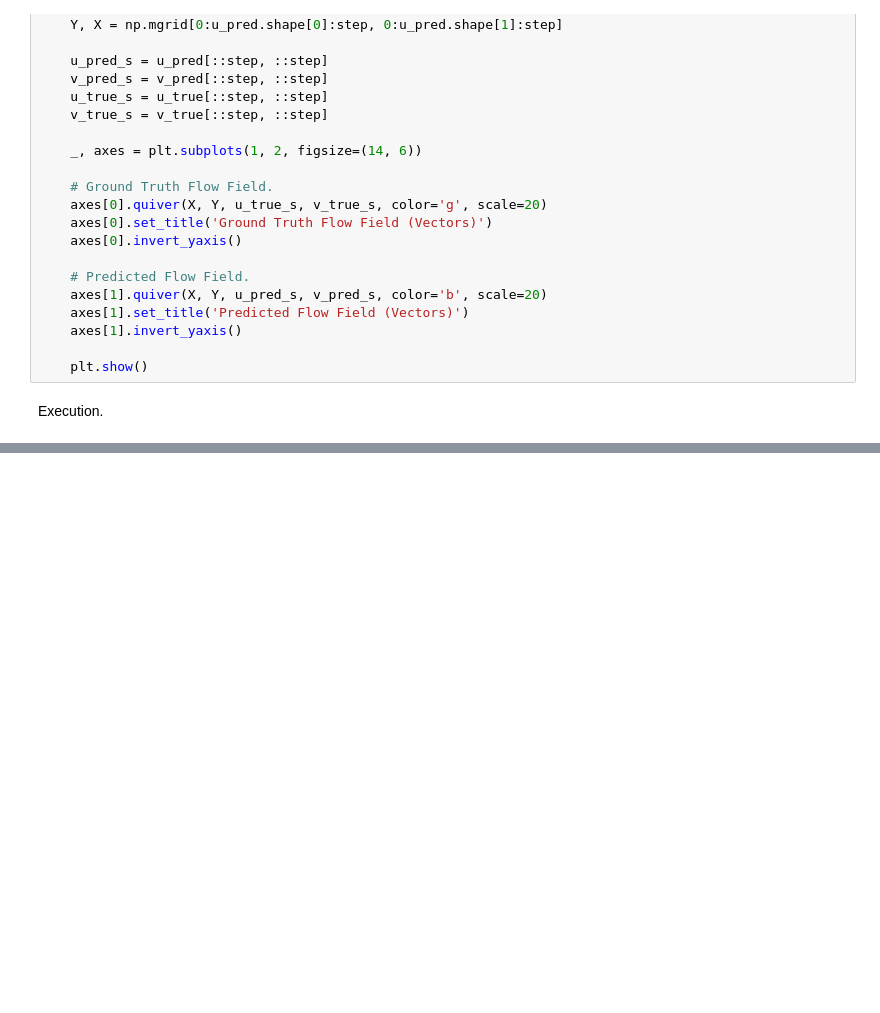
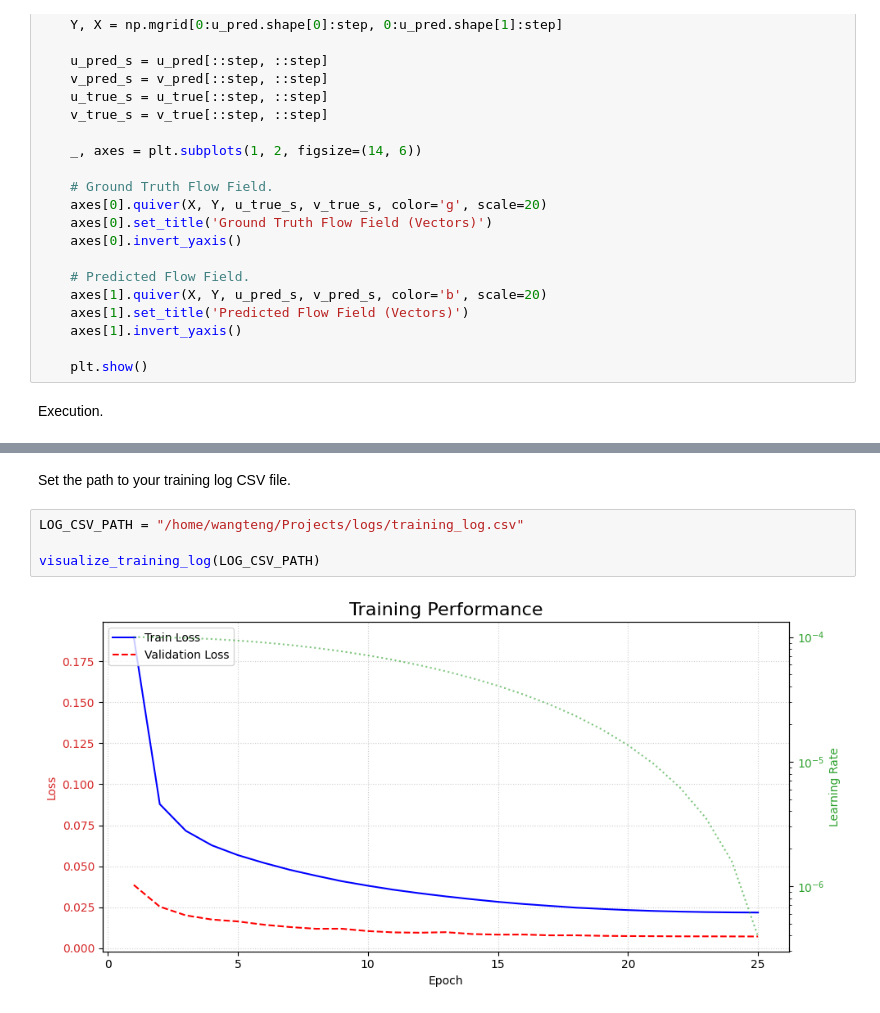
Before and after one commit to Volare02/3D-Flow-Prediction, a Jupyter notebook: notebooks/04_test.ipynb, the cells around one changed output, grey strips where cells are left out. Saved outputs shown, nothing was run; the diff lists cells and outputs as text; blank space fills up the shorter version.

```diff
--- a/notebooks/04_test.ipynb
+++ b/notebooks/04_test.ipynb
@@ -208,0 +259,10 @@ Visualizing flow field vectors...
+# %% [markdown]
+<div style="font-family: Cambria;">
+Set the path to your training log CSV file.
+</div>
+# %%
+LOG_CSV_PATH = "/home/wangteng/Projects/logs/training_log.csv"
+
+visualize_training_log(LOG_CSV_PATH)
+# %% [output]
+[figure, added]
```
Also changed, not shown: parts of 6 cells of this notebook, 1 other file.
